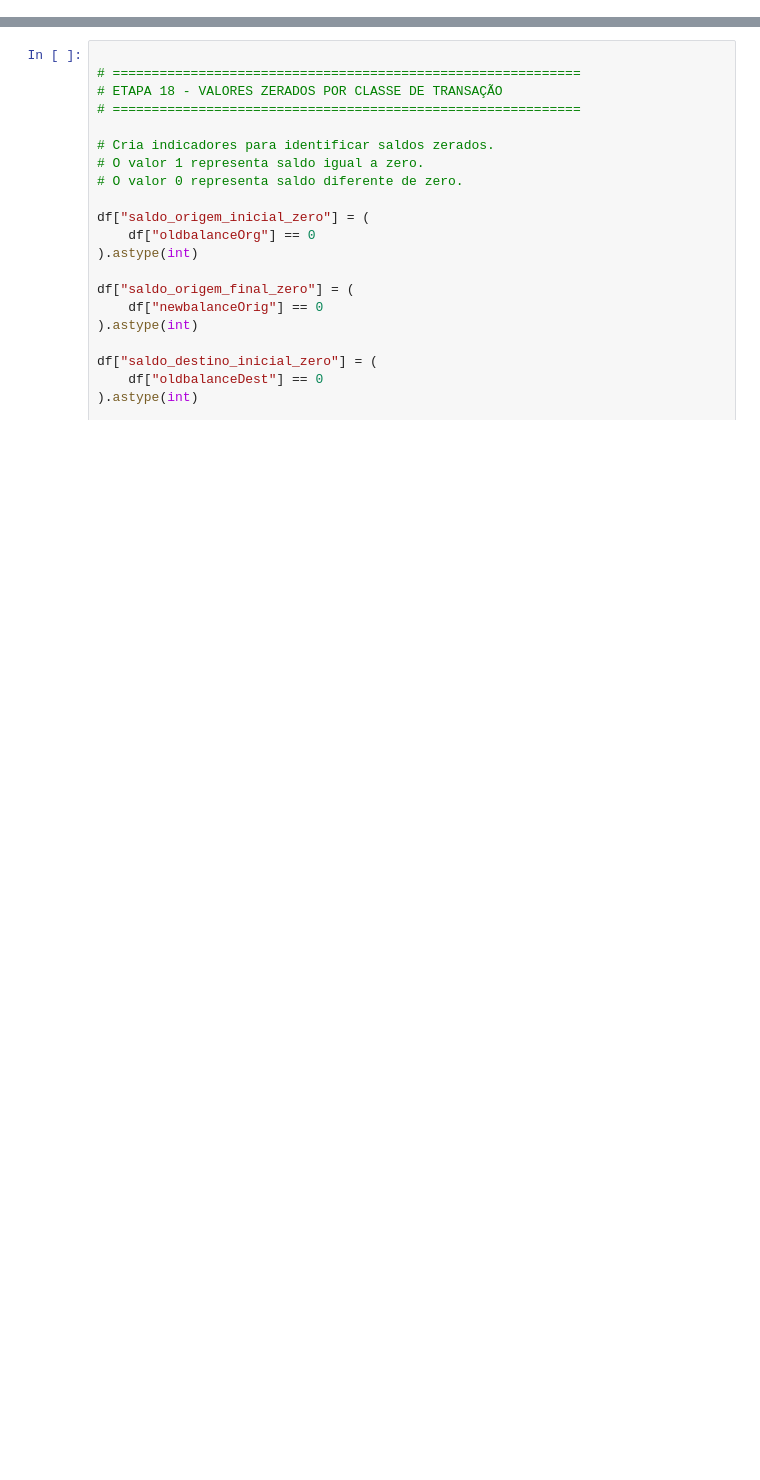
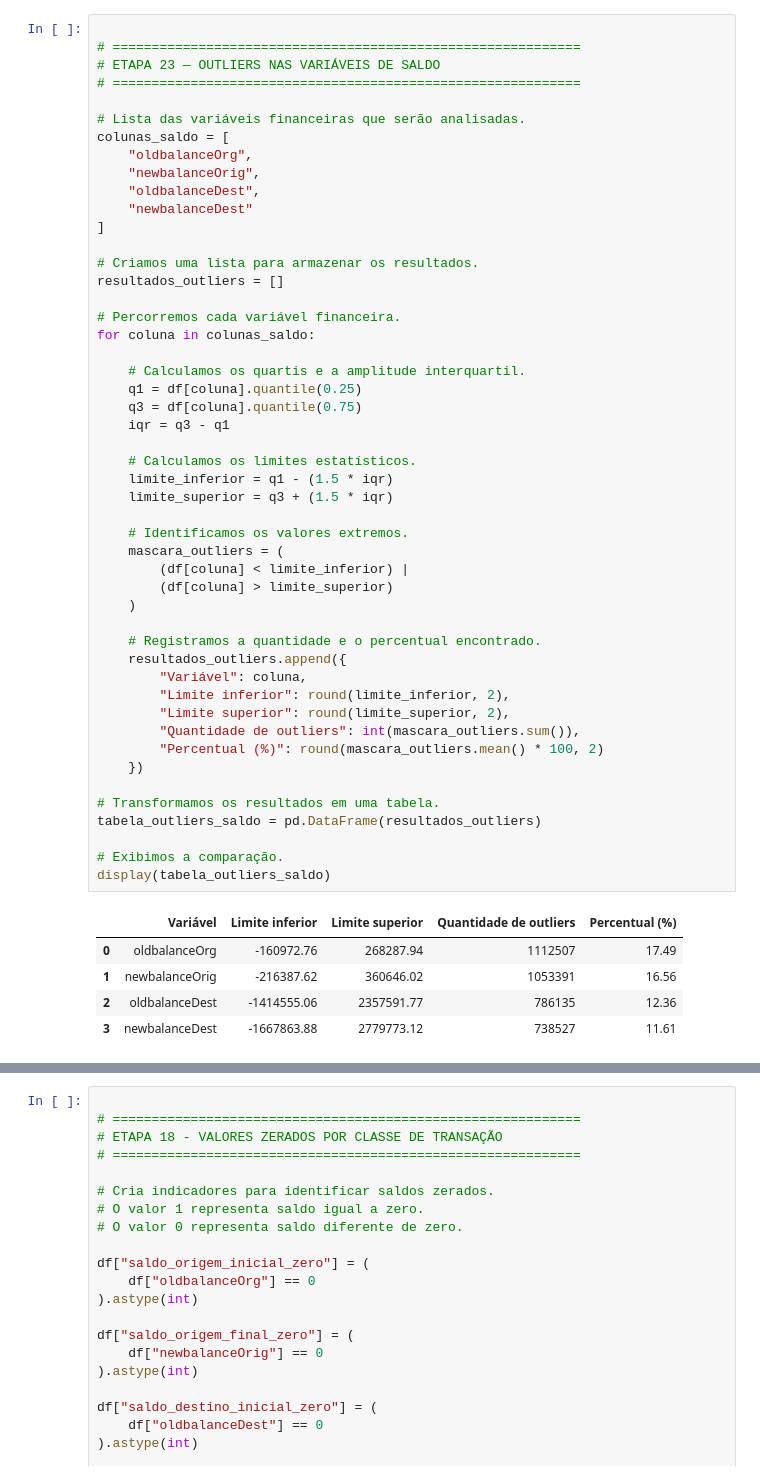
Before and after one commit to joaoribeiro-max/grupo5-fraud-detection, a Jupyter notebook: notebooks/01_analise_exploratoria.ipynb, the cells around one changed output, grey strips where cells are left out. Saved outputs shown, nothing was run; the diff lists cells and outputs as text; blank space fills up the shorter version.

```diff
--- a/notebooks/01_analise_exploratoria.ipynb
+++ b/notebooks/01_analise_exploratoria.ipynb
@@ -0,0 +53,55 @@
+# %%
+
+# ============================================================
+# ETAPA 23 — OUTLIERS NAS VARIÁVEIS DE SALDO
+# ============================================================
+
+# Lista das variáveis financeiras que serão analisadas.
+colunas_saldo = [
+    "oldbalanceOrg",
+    "newbalanceOrig",
+    "oldbalanceDest",
+    "newbalanceDest"
+]
+
+# Criamos uma lista para armazenar os resultados.
+resultados_outliers = []
+
+# Percorremos cada variável financeira.
+for coluna in colunas_saldo:
+
+    # Calculamos os quartis e a amplitude interquartil.
+    q1 = df[coluna].quantile(0.25)
+    q3 = df[coluna].quantile(0.75)
+    iqr = q3 - q1
+
+    # Calculamos os limites estatísticos.
+    limite_inferior = q1 - (1.5 * iqr)
+    limite_superior = q3 + (1.5 * iqr)
+
+    # Identificamos os valores extremos.
+    mascara_outliers = (
+        (df[coluna] < limite_inferior) |
+        (df[coluna] > limite_superior)
+    )
+
+    # Registramos a quantidade e o percentual encontrado.
+    resultados_outliers.append({
+        "Variável": coluna,
+        "Limite inferior": round(limite_inferior, 2),
+        "Limite superior": round(limite_superior, 2),
+        "Quantidade de outliers": int(mascara_outliers.sum()),
+        "Percentual (%)": round(mascara_outliers.mean() * 100, 2)
+    })
+
+# Transformamos os resultados em uma tabela.
+tabela_outliers_saldo = pd.DataFrame(resultados_outliers)
+
+# Exibimos a comparação.
+display(tabela_outliers_saldo)
+# %% [output]
+|  | Variável | Limite inferior | Limite superior | Quantidade de outliers | Percentual (%) |
+| 0 | oldbalanceOrg | -160972.76 | 268287.94 | 1112507 | 17.49 |
+| 1 | newbalanceOrig | -216387.62 | 360646.02 | 1053391 | 16.56 |
+| 2 | oldbalanceDest | -1414555.06 | 2357591.77 | 786135 | 12.36 |
+| 3 | newbalanceDest | -1667863.88 | 2779773.12 | 738527 | 11.61 |
```
Also changed, not shown: parts of 7 cells of this notebook.
